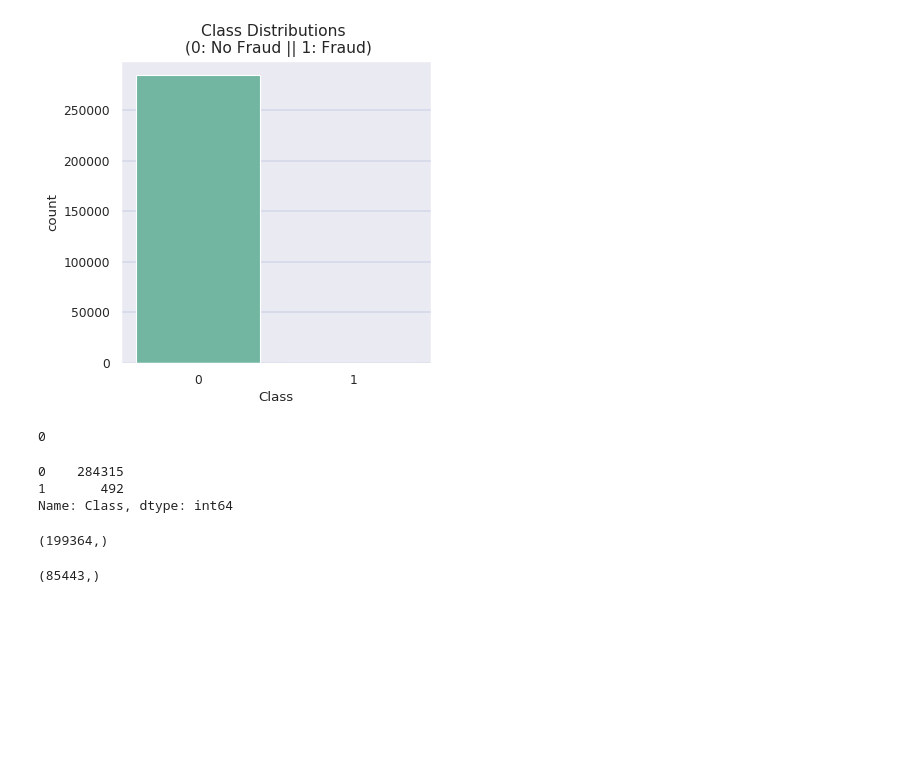
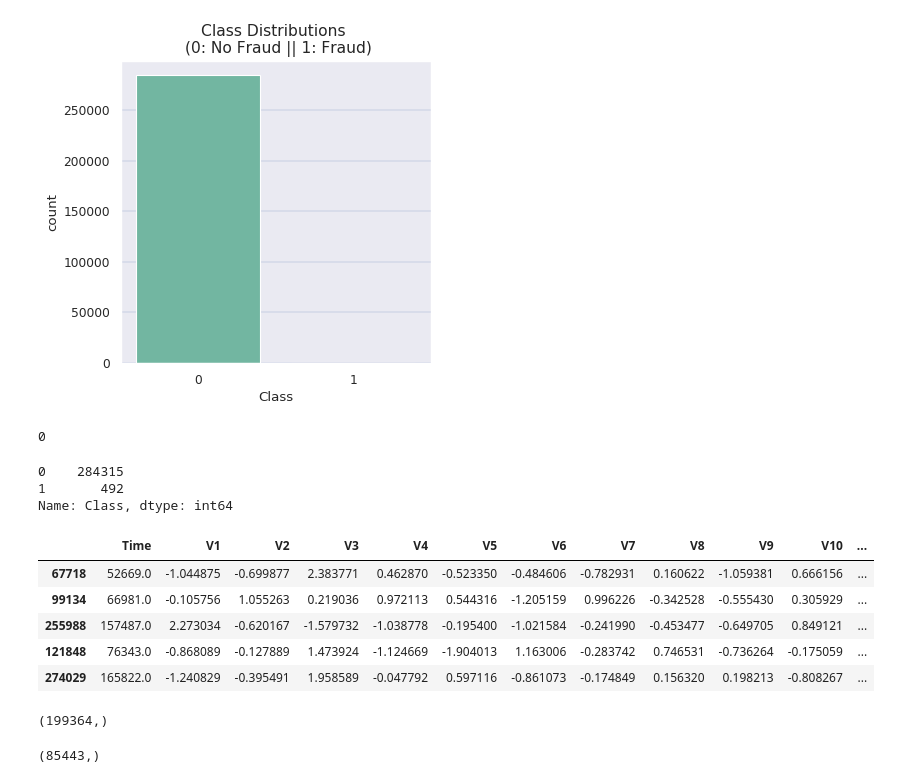
Before and after one commit to azizeko29/new_deteksi_fraud, a Jupyter notebook: [new_RUS]_ULB_pemodelan_ensemble_learning.ipynb, the cells around one changed output. Drawn from its saved outputs; the diff is of its cells as text; code cells hidden in the pictures; blank space fills up the shorter version.

```diff
--- a/[new_RUS]_ULB_pemodelan_ensemble_learning.ipynb
+++ b/[new_RUS]_ULB_pemodelan_ensemble_learning.ipynb
@@ -277,3 +277,12 @@ X_train, X_test, y_train, y_test = train_test_split(X, y, test_size=0.3, random_
+# %%
+X_train.head()
+# %% [output]
+|  | Time | V1 | V2 | V3 | V4 | V5 | V6 | V7 | V8 | V9 | V10 | ... |
+| 67718 | 52669.0 | -1.044875 | -0.699877 | 2.383771 | 0.462870 | -0.523350 | -0.484606 | -0.782931 | 0.160622 | -1.059381 | 0.666156 | ... |
+| 99134 | 66981.0 | -0.105756 | 1.055263 | 0.219036 | 0.972113 | 0.544316 | -1.205159 | 0.996226 | -0.342528 | -0.555430 | 0.305929 | ... |
+| 255988 | 157487.0 | 2.273034 | -0.620167 | -1.579732 | -1.038778 | -0.195400 | -1.021584 | -0.241990 | -0.453477 | -0.649705 | 0.849121 | ... |
+| 121848 | 76343.0 | -0.868089 | -0.127889 | 1.473924 | -1.124669 | -1.904013 | 1.163006 | -0.283742 | 0.746531 | -0.736264 | -0.175059 | ... |
+| 274029 | 165822.0 | -1.240829 | -0.395491 | 1.958589 | -0.047792 | 0.597116 | -0.861073 | -0.174849 | 0.156320 | 0.198213 | -0.808267 | ... |
 # %%
 y_train.shape
 # %% [output]
```
Also changed, not shown: parts of 15 cells of this notebook.
